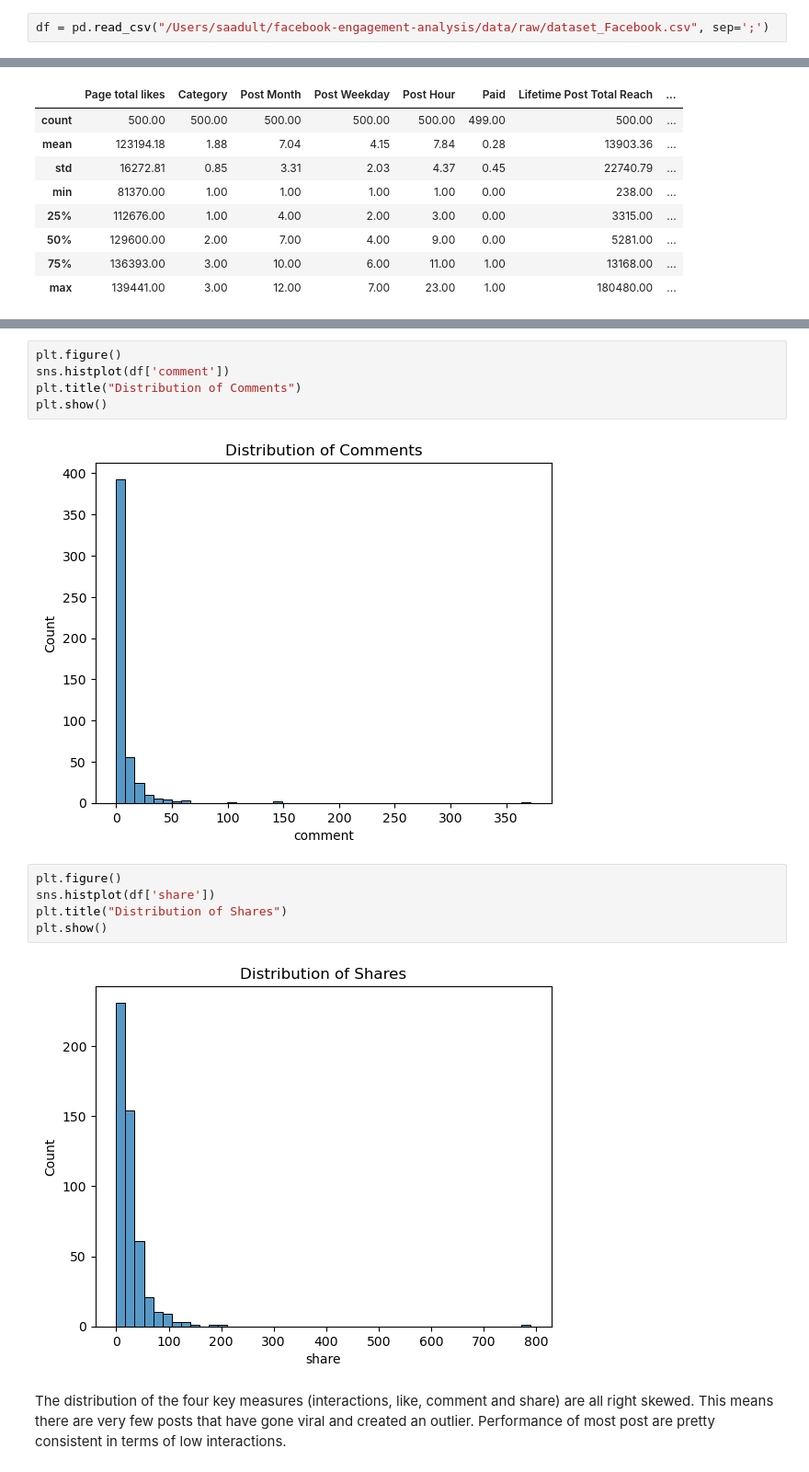
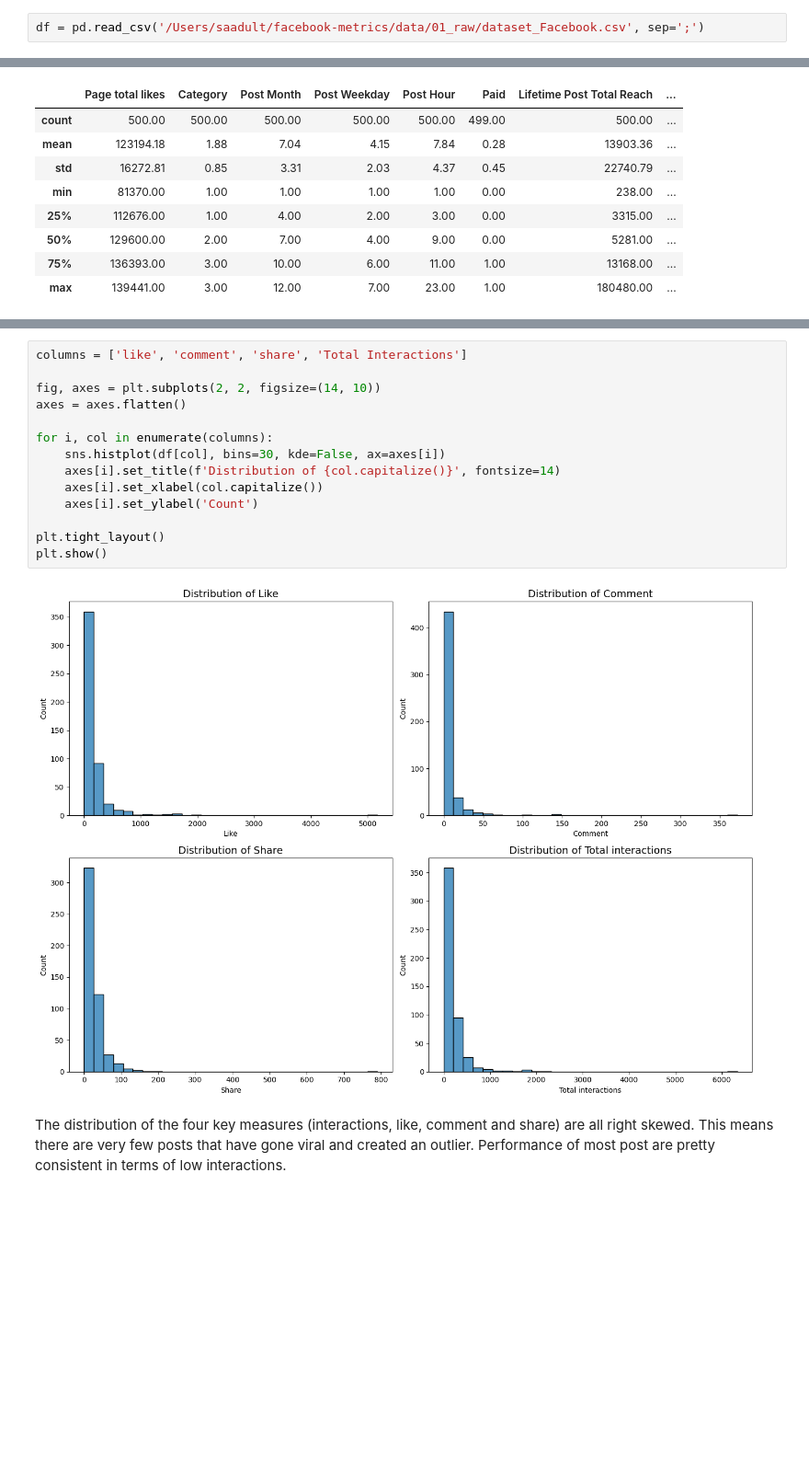
Before and after one commit to nicolous-peril/facebook-engagement-analysis, a Jupyter notebook: code/01_explore.ipynb, the cells around one changed output, grey strips where cells are left out. Shown at 92% size. Drawn from its saved outputs; the diff is of its cells as text; blank space fills up the shorter version.

Commit message:
placing 4 histograms in one place for cleaner look

```diff
--- a/code/01_explore.ipynb
+++ b/code/01_explore.ipynb
@@ -16,7 +16,7 @@ import seaborn as sns
 # %% [markdown]
 Loading my dataset:
 # %%
-df = pd.read_csv("/Users/saadult/facebook-engagement-analysis/data/raw/dataset_Facebook.csv", sep=';')
+df = pd.read_csv('/Users/saadult/facebook-metrics/data/01_raw/dataset_Facebook.csv', sep=';')
 # %% [markdown]
 Displaying the first 20 rows:
 # %%
@@ -134,17 +119,19 @@ plt.show()
-# %%
-plt.figure()
-sns.histplot(df['comment'])
-plt.title("Distribution of Comments")
-plt.show()
-# %% [output]
-[figure, removed]
-# %%
-plt.figure()
-sns.histplot(df['share'])
-plt.title("Distribution of Shares")
-plt.show()
-# %% [output]
-[figure, removed]
+# %%
+columns = ['like', 'comment', 'share', 'Total Interactions']
+
+fig, axes = plt.subplots(2, 2, figsize=(14, 10))
+axes = axes.flatten()
+
+for i, col in enumerate(columns):
+    sns.histplot(df[col], bins=30, kde=False, ax=axes[i])
+    axes[i].set_title(f'Distribution of {col.capitalize()}', fontsize=14)
+    axes[i].set_xlabel(col.capitalize())
+    axes[i].set_ylabel('Count')
+
+plt.tight_layout()
+plt.show()
+# %% [output]
+[figure, added]
 # %% [markdown]
 The distribution of the four key measures (interactions, like, comment and share) are all right skewed. This means there are very few posts that have gone viral and created an outlier. Performance of most post are pretty consistent in terms of low interactions.
 # %%
```
Also changed, not shown: parts of 4 cells of this notebook.
